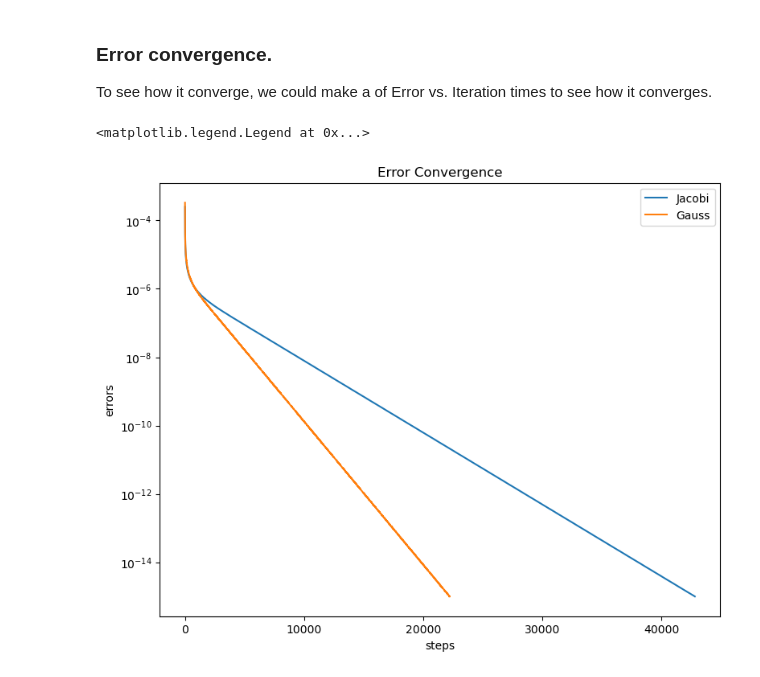
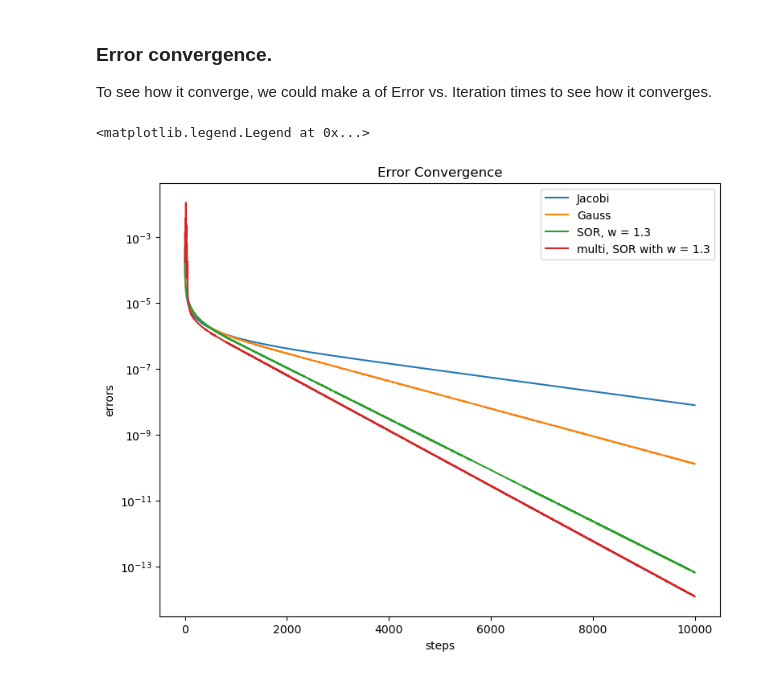
Before and after one commit to gary20000915/ComputationalPhysicsLab, a Jupyter notebook: Lab3/2_iteractive_methods.ipynb, the cells around one changed output. Cells and saved outputs as stored; diff of their text form; code cells hidden in the pictures.

```diff
--- a/Lab3/2_iteractive_methods.ipynb
+++ b/Lab3/2_iteractive_methods.ipynb
@@ -35,17 +43,15 @@ def setup():
     nx, ny    = int(1e2), int(1e2)
     buff_size = 1
     tor       = 1e-15
-
-    boundary    = np.zeros((4, nx + 2*buff_size))
-    boundary[1] = np.ones(nx + 2*buff_size)
+    w = 1.3
 
     mesh = Mesh2D(nx = nx, ny = ny, buff_size = buff_size)
 
-    return tor, boundary, mesh
+    return tor, mesh, w
 # %%
 ini = setup()
 t1 = time.time()
-# name == Gauss or Jacobi
+# name == Gauss or Jacobi or SOR
 j_arr = solve("Jacobi", ini[0], ini[1], ini[2])
 j_u   = j_arr[0]
 j_err = j_arr[1]
@@ -55,7 +61,7 @@ t2 = time.time()
 
 ini = setup()
 t3 = time.time()
-# name == Gauss or Jacobi
+# name == Gauss or Jacobi or SOR
 g_arr = solve("Gauss", ini[0], ini[1], ini[2])
 g_u   = g_arr[0]
 g_err = g_arr[1]
@@ -63,7 +69,29 @@ g_n   = g_arr[2]
 g_N = np.linspace(0, int(g_n), int(g_n))
 t4 = time.time()
 
+ini = setup()
+t5 = time.time()
+# name == Gauss or Jacobi or SOR
+s_arr = solve("SOR", ini[0], ini[1], ini[2])
+s_u   = s_arr[0]
+s_err = s_arr[1]
+s_n   = s_arr[2]
+s_N = np.linspace(0, int(s_n), int(s_n))
+t6 = time.time()
+
+ini = setup()
+t7 = time.time()
+# name == Gauss or Jacobi or SOR
+m_arr = solve("multi", ini[0], ini[1], ini[2])
+m_u   = m_arr[0]
+m_err = m_arr[1]
+m_n   = m_arr[2]
+m_N = np.linspace(0, int(m_n), int(m_n))
+t8 = time.time()
+
 print("Jocobi -> Time = ", np.round((t2-t1), 2))
 print("Gauss -> Time = ", np.round((t4-t3), 2))
+print("SOR -> Time = ", np.round((t6-t5), 2))
+print("multi -> Time = ", np.round((t8-t7), 2))
 print("Done!")
 # %% [output]
@@ -101,12 +169,15 @@ To see how it converge, we could make a of Error vs. Iteration times to see how
 # %%
 figure(figsize=(9, 7), dpi=100)
 plt.yscale('log')
 plt.plot(j_N, j_err, label = "Jacobi")
 plt.plot(g_N, g_err, label = "Gauss")
+plt.plot(s_N, s_err, label = f"SOR, w = {ini[2]}")
+# plt.plot(ss_N, ss_err, label = f"SOR, w = {w_new}")
+plt.plot(m_N, m_err, label = f"multi, SOR with w = {ini[2]}")
 plt.xlabel("steps")
 plt.ylabel("errors")
 plt.title("Error Convergence")
 plt.legend(loc = 'best')
 # %% [output]
 <matplotlib.legend.Legend at 0x...>
-[figure, old version]
+[figure, new version]
```
Also changed, not shown: parts of 8 cells of this notebook, 1 other file.
